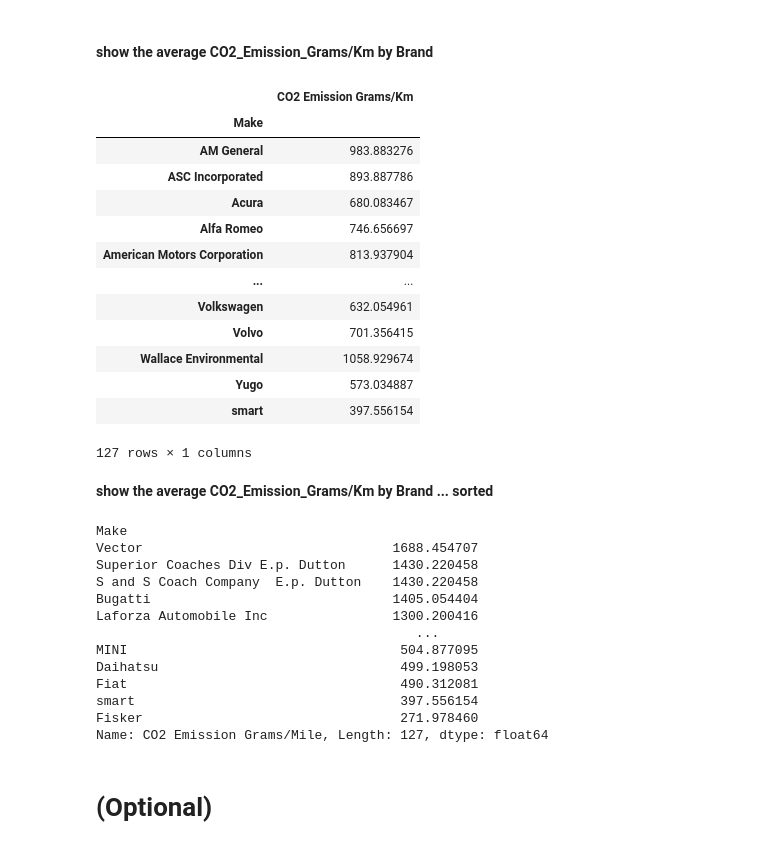
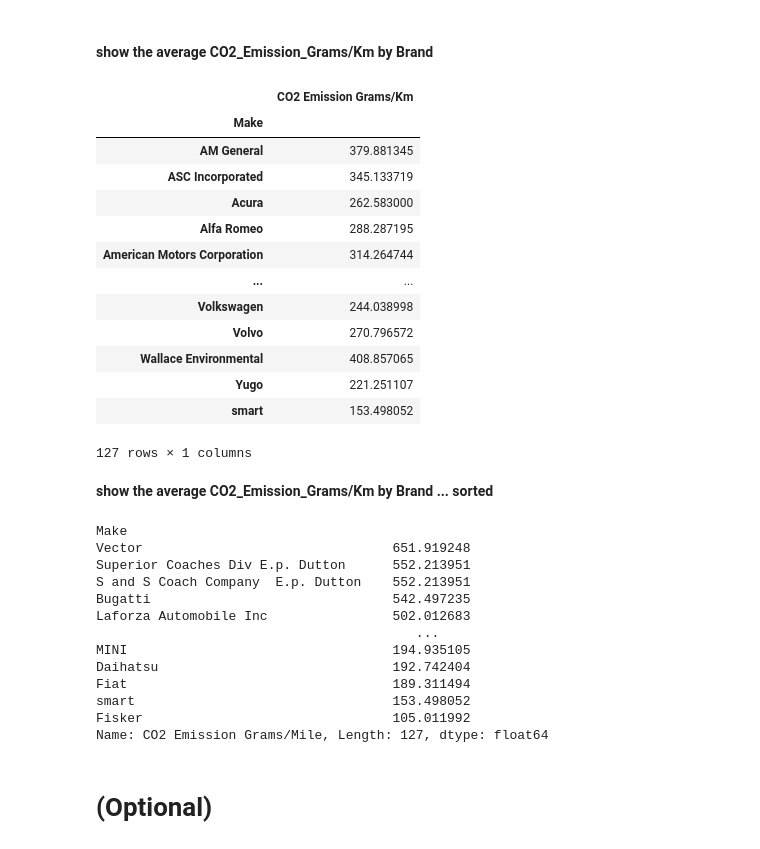
Before and after one commit to Sholypop/Lab, a Jupyter notebook: week2/Lab_Pandas_Grouping_Data_Vehicles.ipynb, the cells around one changed output. Cells and saved outputs as stored; diff of their text form; code cells hidden in the pictures.

```diff
--- a/week2/Lab_Pandas_Grouping_Data_Vehicles.ipynb
+++ b/week2/Lab_Pandas_Grouping_Data_Vehicles.ipynb
@@ -85,41 +101,41 @@ cars.groupby('Make')[['CO2 Emission Grams/Mile']].apply(lambda x: x.mean()*1.609
 # %% [markdown]
 #### show the average CO2_Emission_Grams/Km by Brand
 # %%
-cars.groupby('Make')['CO2 Emission Grams/Mile'].agg([lambda x: x.mean()*1.60934]).rename(columns={'<lambda>':'CO2 Emission Grams/Km'})
+cars.groupby('Make')['CO2 Emission Grams/Mile'].agg([lambda x: x.mean()/1.60934]).rename(columns={'<lambda>':'CO2 Emission Grams/Km'})
 # %% [output]
 |  | CO2 Emission Grams/Km |
 | Make |  |
-| AM General | 983.883276 |
-| ASC Incorporated | 893.887786 |
-| Acura | 680.083467 |
-| Alfa Romeo | 746.656697 |
-| American Motors Corporation | 813.937904 |
+| AM General | 379.881345 |
+| ASC Incorporated | 345.133719 |
+| Acura | 262.583000 |
+| Alfa Romeo | 288.287195 |
+| American Motors Corporation | 314.264744 |
 | ... | ... |
-| Volkswagen | 632.054961 |
-| Volvo | 701.356415 |
-| Wallace Environmental | 1058.929674 |
-| Yugo | 573.034887 |
-| smart | 397.556154 |
+| Volkswagen | 244.038998 |
+| Volvo | 270.796572 |
+| Wallace Environmental | 408.857065 |
+| Yugo | 221.251107 |
+| smart | 153.498052 |
 127 rows × 1 columns
 # %% [markdown]
 <b>show the average CO2_Emission_Grams/Km  by Brand ... sorted
 # %%
 ### your code us here
 
-cars.groupby('Make')['CO2 Emission Grams/Mile'].apply(lambda x: x.mean()*1.60934).sort_values(ascending=False)
+cars.groupby('Make')['CO2 Emission Grams/Mile'].apply(lambda x: x.mean()/1.60934).sort_values(ascending=False)
 # %% [output]
 Make
-Vector                                1688.454707
-Superior Coaches Div E.p. Dutton      1430.220458
-S and S Coach Company  E.p. Dutton    1430.220458
-Bugatti                               1405.054404
-Laforza Automobile Inc                1300.200416
+Vector                                651.919248
+Superior Coaches Div E.p. Dutton      552.213951
+S and S Coach Company  E.p. Dutton    552.213951
+Bugatti                               542.497235
+Laforza Automobile Inc                502.012683
                                          ...
-MINI                                   504.877095
-Daihatsu                               499.198053
-Fiat                                   490.312081
-smart                                  397.556154
-Fisker                                 271.978460
+MINI                                  194.935105
+Daihatsu                              192.742404
+Fiat                                  189.311494
+smart                                 153.498052
+Fisker                                105.011992
 Name: CO2 Emission Grams/Mile, Length: 127, dtype: float64
 # %% [markdown]
 # (Optional)
```
Also changed, not shown: parts of 10 cells of this notebook, 5 other files.
